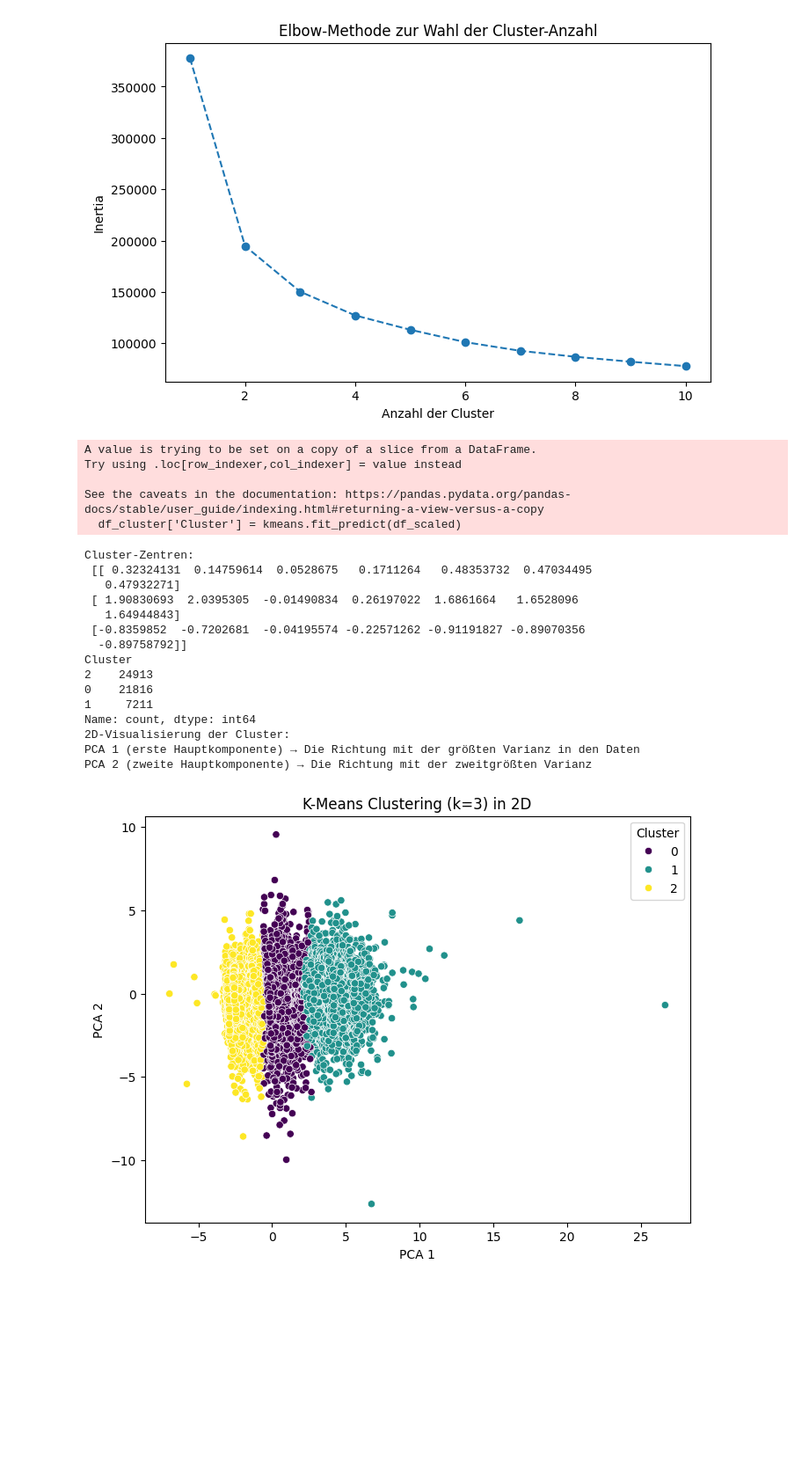
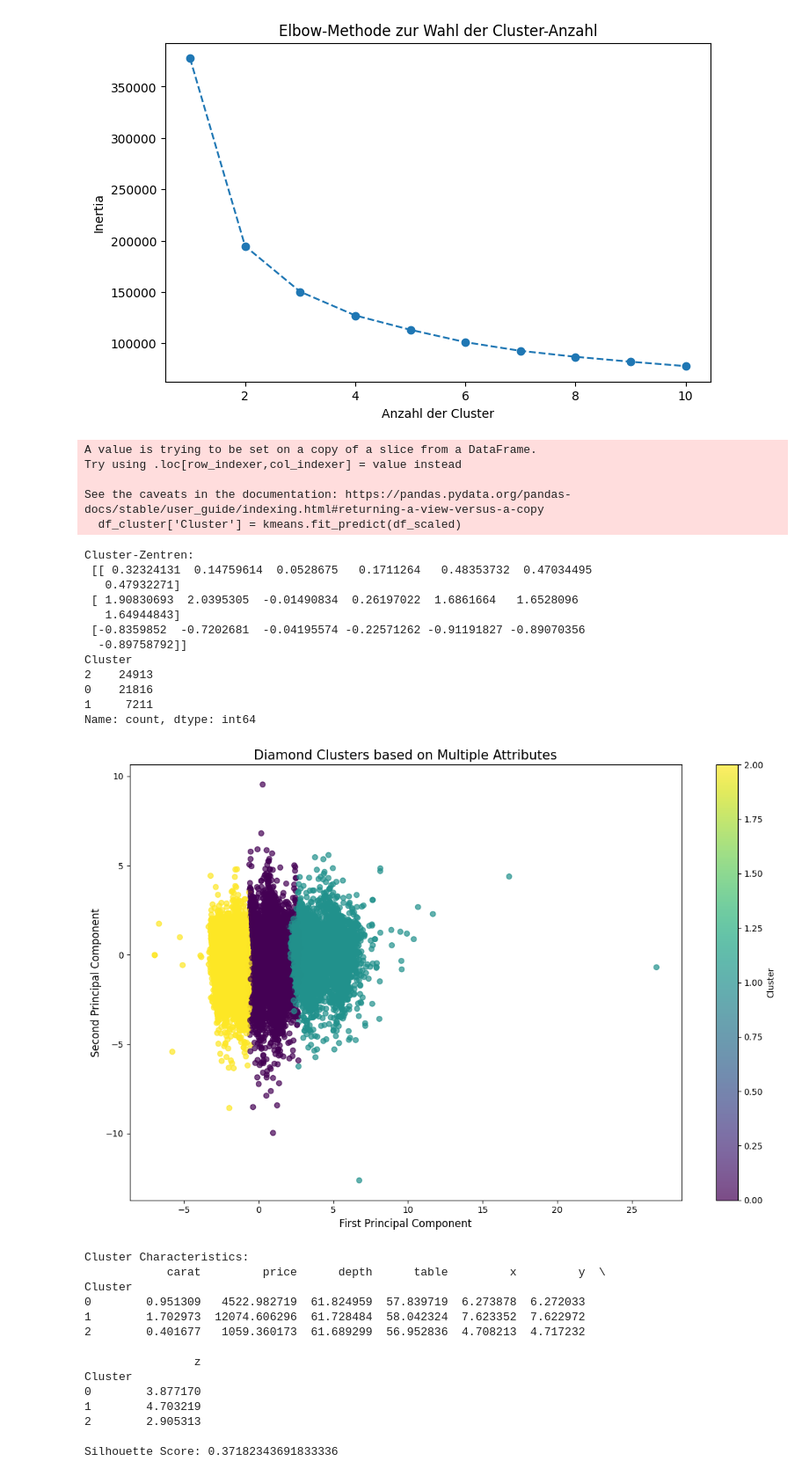
Before and after one commit to michi3001/DataScienceProject, a Jupyter notebook: notebooks/MachineLearningPart2/ClusteringKMeansNumeric.ipynb, the cells around one changed output. Shown at 88% size. Saved outputs shown, nothing was run; the diff lists cells and outputs as text; code cells hidden in the pictures; blank space fills up the shorter version.

```diff
--- a/notebooks/MachineLearningPart2/ClusteringKMeansNumeric.ipynb
+++ b/notebooks/MachineLearningPart2/ClusteringKMeansNumeric.ipynb
@@ -82,45 +86,80 @@ print(df_cluster['Cluster'].value_counts())
 
 
 # PCA für 2D-Visualisierung
 pca = PCA(n_components=2)
 df_pca = pca.fit_transform(df_scaled)
 
-# Scatterplot der Cluster
-print("2D-Visualisierung der Cluster:")
-print("PCA 1 (erste Hauptkomponente) → Die Richtung mit der größten Varianz in den Daten")
-print("PCA 2 (zweite Hauptkomponente) → Die Richtung mit der zweitgrößten Varianz")
-plt.figure(figsize=(8,6))
-sns.scatterplot(x=df_pca[:,0], y=df_pca[:,1], hue=df_cluster['Cluster'], palette='viridis')
-plt.xlabel('PCA 1')
-plt.ylabel('PCA 2')
-plt.title('K-Means Clustering (k=3) in 2D')
-plt.legend(title="Cluster")
+plt.figure(figsize=(12, 8))
+scatter = plt.scatter(df_pca[:, 0], df_pca[:, 1],
+                      c=df_cluster['Cluster'],
+                      cmap='viridis',
+                      alpha=0.7)
+plt.title('Diamond Clusters based on Multiple Attributes', fontsize=15)
+plt.xlabel('First Principal Component', fontsize=12)
+plt.ylabel('Second Principal Component', fontsize=12)
+plt.colorbar(scatter, label='Cluster')
+plt.tight_layout()
 plt.show()
 
+# Cluster Characterization
+cluster_summary = df_cluster.groupby('Cluster')[features].mean()
+print("Cluster Characteristics:")
+print(cluster_summary)
+
+# Optional: Silhouette Score for Cluster Validation
+silhouette_avg = silhouette_score(df_scaled, df_cluster['Cluster'])
+print(f"\nSilhouette Score: {silhouette_avg}")
 
 sns.pairplot(df_cluster, hue='Cluster', palette='viridis')
 plt.suptitle("Paarweise Merkmalsvergleiche mit Cluster-Farben", y=1.02)
 plt.show()
+
+#3D-Visualisierung
+fig = px.scatter_3d(df_cluster,
+                    x='carat',
+                    y='depth',
+                    z='price',
+                    color='Cluster',
+                    title='Interactive 3D Clustering of Diamonds',
+                    labels={'Cluster': 'Cluster Group'})
+
+fig.update_layout(scene=dict(
+                    xaxis_title='Carat',
+                    yaxis_title='Depth',
+                    zaxis_title='Price'))
+
+fig.show()
 # %% [output]
 A value is trying to be set on a copy of a slice from a DataFrame.
 Try using .loc[row_indexer,col_indexer] = value instead
 
 See the caveats in the documentation: https://pandas.pydata.org/pandas-docs/stable/user_guide/indexing.html#returning-a-view-versus-a-copy
   df_cluster['Cluster'] = kmeans.fit_predict(df_scaled)
 Cluster-Zentren:
  [[ 0.32324131  0.14759614  0.0528675   0.1711264   0.48353732  0.47034495
    0.47932271]
  [ 1.90830693  2.0395305  -0.01490834  0.26197022  1.6861664   1.6528096
    1.64944843]
  [-0.8359852  -0.7202681  -0.04195574 -0.22571262 -0.91191827 -0.89070356
   -0.89758792]]
 Cluster
 2    24913
 0    21816
 1     7211
 Name: count, dtype: int64
-2D-Visualisierung der Cluster:
-PCA 1 (erste Hauptkomponente) → Die Richtung mit der größten Varianz in den Daten
-PCA 2 (zweite Hauptkomponente) → Die Richtung mit der zweitgrößten Varianz
-[figure, old version]
+[figure, new version]
+Cluster Characteristics:
+            carat         price      depth      table         x         y  \
+Cluster
+0        0.951309   4522.982719  61.824959  57.839719  6.273878  6.272033
+1        1.702973  12074.606296  61.728484  58.042324  7.623352  7.622972
+2        0.401677   1059.360173  61.689299  56.952836  4.708213  4.717232
+
+                z
+Cluster
+0        3.877170
+1        4.703219
+2        2.905313
+
+Silhouette Score: 0.37182343691833336
 [figure]
```
Also changed, not shown: parts of 3 cells of this notebook, 11 other files.
